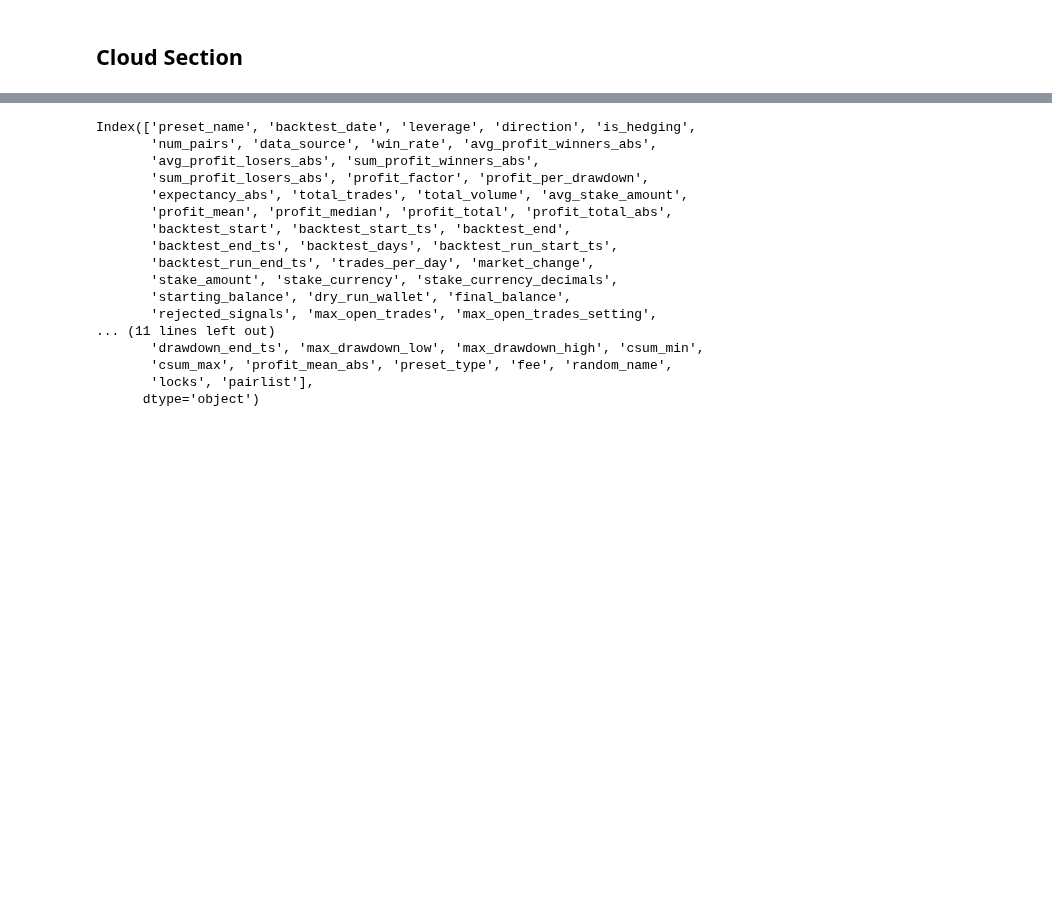
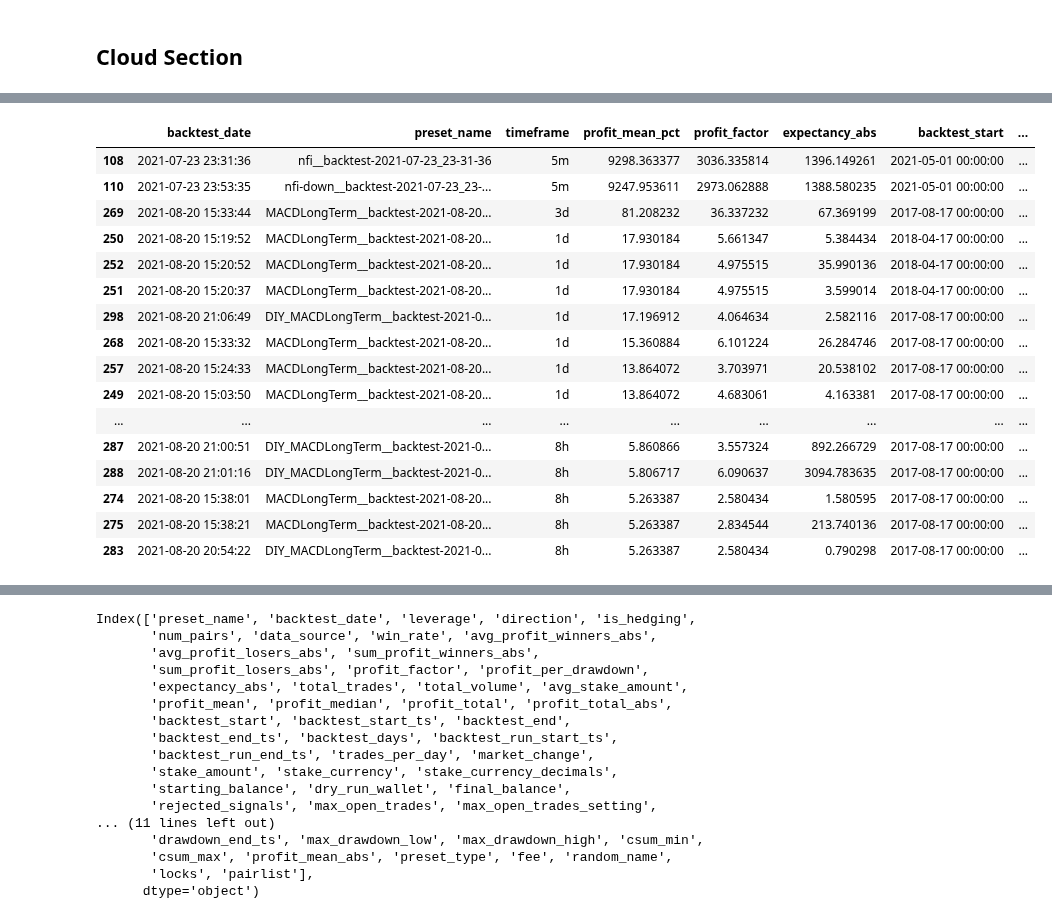
Before and after one commit to webclinic017/superft, a Jupyter notebook: notebooks/Informational.ipynb, the cells around one changed output, grey strips where cells are left out. Cells and saved outputs as stored; diff of their text form; code cells hidden in the pictures; blank space fills up the shorter version.

```diff
--- a/notebooks/Informational.ipynb
+++ b/notebooks/Informational.ipynb
@@ -86,0 +103,21 @@ columns].sort_values(by=["profit_factor"], ascending=False).head(20)
+# %%
+# Long term strategies
+df.loc[(df["profit_mean_pct"] > 0.25), columns].sort_values(by=["profit_mean_pct"], ascending=False).head(20)
+# %% [output]
+|  | backtest_date | preset_name | timeframe | profit_mean_pct | profit_factor | expectancy_abs | backtest_start | ... |
+| 108 | 2021-07-23 23:31:36 | nfi__backtest-2021-07-23_23-31-36 | 5m | 9298.363377 | 3036.335814 | 1396.149261 | 2021-05-01 00:00:00 | ... |
+| 110 | 2021-07-23 23:53:35 | nfi-down__backtest-2021-07-23_23-... | 5m | 9247.953611 | 2973.062888 | 1388.580235 | 2021-05-01 00:00:00 | ... |
+| 269 | 2021-08-20 15:33:44 | MACDLongTerm__backtest-2021-08-20... | 3d | 81.208232 | 36.337232 | 67.369199 | 2017-08-17 00:00:00 | ... |
+| 250 | 2021-08-20 15:19:52 | MACDLongTerm__backtest-2021-08-20... | 1d | 17.930184 | 5.661347 | 5.384434 | 2018-04-17 00:00:00 | ... |
+| 252 | 2021-08-20 15:20:52 | MACDLongTerm__backtest-2021-08-20... | 1d | 17.930184 | 4.975515 | 35.990136 | 2018-04-17 00:00:00 | ... |
+| 251 | 2021-08-20 15:20:37 | MACDLongTerm__backtest-2021-08-20... | 1d | 17.930184 | 4.975515 | 3.599014 | 2018-04-17 00:00:00 | ... |
+| 298 | 2021-08-20 21:06:49 | DIY_MACDLongTerm__backtest-2021-0... | 1d | 17.196912 | 4.064634 | 2.582116 | 2017-08-17 00:00:00 | ... |
+| 268 | 2021-08-20 15:33:32 | MACDLongTerm__backtest-2021-08-20... | 1d | 15.360884 | 6.101224 | 26.284746 | 2017-08-17 00:00:00 | ... |
+| 257 | 2021-08-20 15:24:33 | MACDLongTerm__backtest-2021-08-20... | 1d | 13.864072 | 3.703971 | 20.538102 | 2017-08-17 00:00:00 | ... |
+| 249 | 2021-08-20 15:03:50 | MACDLongTerm__backtest-2021-08-20... | 1d | 13.864072 | 4.683061 | 4.163381 | 2017-08-17 00:00:00 | ... |
+| ... | ... | ... | ... | ... | ... | ... | ... | ... |
+| 287 | 2021-08-20 21:00:51 | DIY_MACDLongTerm__backtest-2021-0... | 8h | 5.860866 | 3.557324 | 892.266729 | 2017-08-17 00:00:00 | ... |
+| 288 | 2021-08-20 21:01:16 | DIY_MACDLongTerm__backtest-2021-0... | 8h | 5.806717 | 6.090637 | 3094.783635 | 2017-08-17 00:00:00 | ... |
+| 274 | 2021-08-20 15:38:01 | MACDLongTerm__backtest-2021-08-20... | 8h | 5.263387 | 2.580434 | 1.580595 | 2017-08-17 00:00:00 | ... |
+| 275 | 2021-08-20 15:38:21 | MACDLongTerm__backtest-2021-08-20... | 8h | 5.263387 | 2.834544 | 213.740136 | 2017-08-17 00:00:00 | ... |
+| 283 | 2021-08-20 20:54:22 | DIY_MACDLongTerm__backtest-2021-0... | 8h | 5.263387 | 2.580434 | 0.790298 | 2017-08-17 00:00:00 | ... |
```
Also changed, not shown: parts of 5 cells of this notebook, 10 other files.
